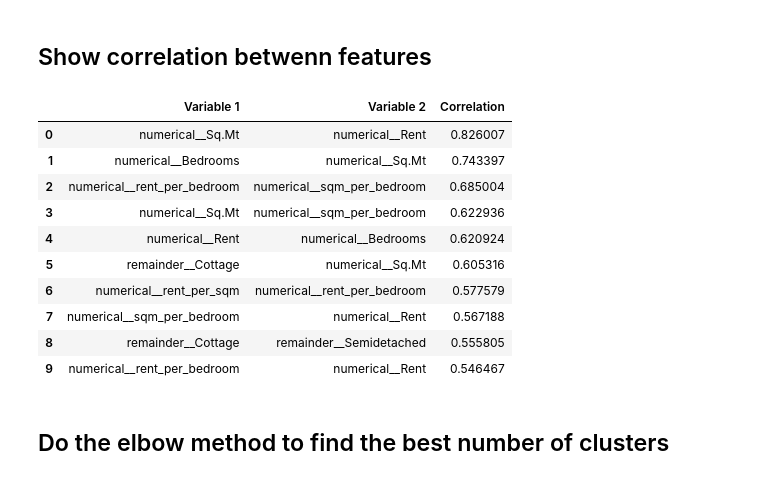
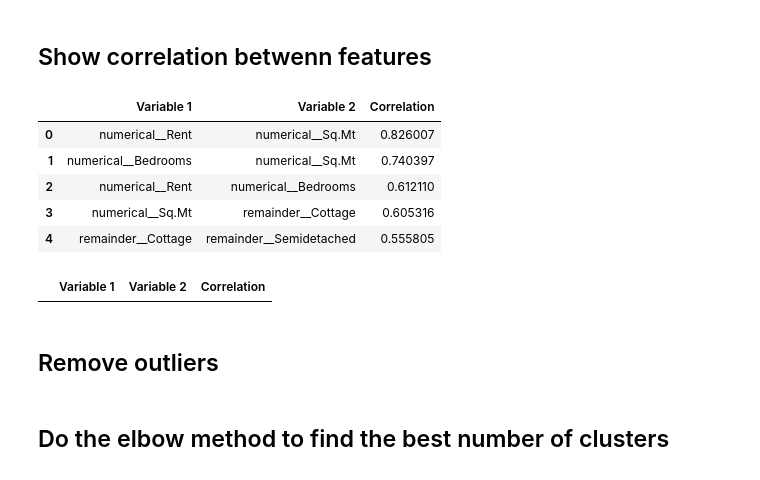
Before and after one commit to luisguareschi/group-project-ml-1, a Jupyter notebook: segmentation-lg.ipynb, the cells around one changed output. Drawn from its saved outputs; the diff is of its cells as text; code cells hidden in the pictures.

```diff
--- a/segmentation-lg.ipynb
+++ b/segmentation-lg.ipynb
@@ -67,10 +67,6 @@ import numpy as np
 
 x['rent_per_sqm'] = (x['Rent'] / x['Sq.Mt'])
 x['rent_per_sqm'] = x['rent_per_sqm'].replace(np.inf, 0)
-x['rent_per_bedroom'] = x['Rent'] / x['Bedrooms']
-x['rent_per_bedroom'] = x['rent_per_bedroom'].replace(np.inf, 0)
-x['sqm_per_bedroom'] = x['Sq.Mt'] / x['Bedrooms']
-x['sqm_per_bedroom'] = x['sqm_per_bedroom'].replace(np.inf, 0)
 # %%
 x.head()
 # %% [output]
@@ -83,8 +79,8 @@ x.head()
 # %%
 # Find the categorical columns and numerical columns that we want to preprocess
 
-categorical_columns = ['Area']
-numerical_columns = ['Rent', 'Bedrooms', 'Sq.Mt', 'Floor', 'rent_per_sqm', 'rent_per_bedroom', 'sqm_per_bedroom']
+categorical_columns = []
+numerical_columns = ['Rent', 'Bedrooms', 'Sq.Mt', 'Floor', 'rent_per_sqm']
 
 print(f"Categorical columns: {categorical_columns}")
 print(f"Numerical columns: {numerical_columns}")
@@ -94,7 +90,7 @@ Numerical columns: ['Rent', 'Bedrooms', 'Sq.Mt', 'Floor', 'rent_per_sqm', 'rent_
 # %%
 from sklearn.pipeline import Pipeline
 from sklearn.impute import SimpleImputer
-from sklearn.preprocessing import OneHotEncoder, MinMaxScaler
+from sklearn.preprocessing import OneHotEncoder, StandardScaler
 from sklearn.compose import ColumnTransformer
 
 # Create pipeline for categorical variables
@@ -104,7 +100,7 @@ categorical_pipeline = Pipeline([
 
 # Create pipeline for numerical variables
 numerical_pipeline = Pipeline([
-    ('scaler', MinMaxScaler())
+    ('scaler', StandardScaler())
 ])
 
 # Combine both pipelines using ColumnTransformer
@@ -136,22 +131,21 @@ x.head()
 # %% [markdown]
 ## Show correlation betwenn features
+# %%
+def print_corr_matrix(x: pd.DataFrame):
+    CORR_THRESHOLD = 0.5
+    corr_matrix = x.corr()
+    corr_pairs = corr_matrix.abs().unstack().reset_index()
+    corr_pairs.columns = ['Variable 1', 'Variable 2', 'Correlation']
+    filtered_corr = corr_pairs[(corr_pairs['Variable 1'] != corr_pairs['Variable 2']) & (corr_pairs['Correlation'] > CORR_THRESHOLD)]
+    sorted_corr = filtered_corr.sort_values(by='Correlation', ascending=False).drop_duplicates(subset=['Correlation'])
+    sorted_corr.reset_index(drop=True, inplace=True)
+    return sorted_corr
 # %%
-corr_matrix = x.corr()
-corr_pairs = corr_matrix.abs().unstack().reset_index()
-corr_pairs.columns = ['Variable 1', 'Variable 2', 'Correlation']
-filtered_corr = corr_pairs[(corr_pairs['Variable 1'] != corr_pairs['Variable 2']) & (corr_pairs['Correlation'] > 0.5)]
-sorted_corr = filtered_corr.sort_values(by='Correlation', ascending=False).drop_duplicates(subset=['Correlation'])
-sorted_corr.reset_index(drop=True, inplace=True)
-sorted_corr
+print_corr_matrix(x)
 # %% [output]
 |  | Variable 1 | Variable 2 | Correlation |
-| 0 | numerical__Sq.Mt | numerical__Rent | 0.826007 |
-| 1 | numerical__Bedrooms | numerical__Sq.Mt | 0.743397 |
-| 2 | numerical__rent_per_bedroom | numerical__sqm_per_bedroom | 0.685004 |
-| 3 | numerical__Sq.Mt | numerical__sqm_per_bedroom | 0.622936 |
-| 4 | numerical__Rent | numerical__Bedrooms | 0.620924 |
-| 5 | remainder__Cottage | numerical__Sq.Mt | 0.605316 |
-| 6 | numerical__rent_per_sqm | numerical__rent_per_bedroom | 0.577579 |
-| 7 | numerical__sqm_per_bedroom | numerical__Rent | 0.567188 |
-| 8 | remainder__Cottage | remainder__Semidetached | 0.555805 |
-| 9 | numerical__rent_per_bedroom | numerical__Rent | 0.546467 |
+| 0 | numerical__Rent | numerical__Sq.Mt | 0.826007 |
+| 1 | numerical__Bedrooms | numerical__Sq.Mt | 0.740397 |
+| 2 | numerical__Rent | numerical__Bedrooms | 0.612110 |
+| 3 | numerical__Sq.Mt | remainder__Cottage | 0.605316 |
+| 4 | remainder__Cottage | remainder__Semidetached | 0.555805 |
@@ -157,0 +160,6 @@ sorted_corr
+# %%
+print_corr_matrix(x)
+# %% [output]
+|  | Variable 1 | Variable 2 | Correlation |
+# %% [markdown]
+## Remove outliers
```
Also changed, not shown: parts of 13 cells of this notebook, 1 other file.
